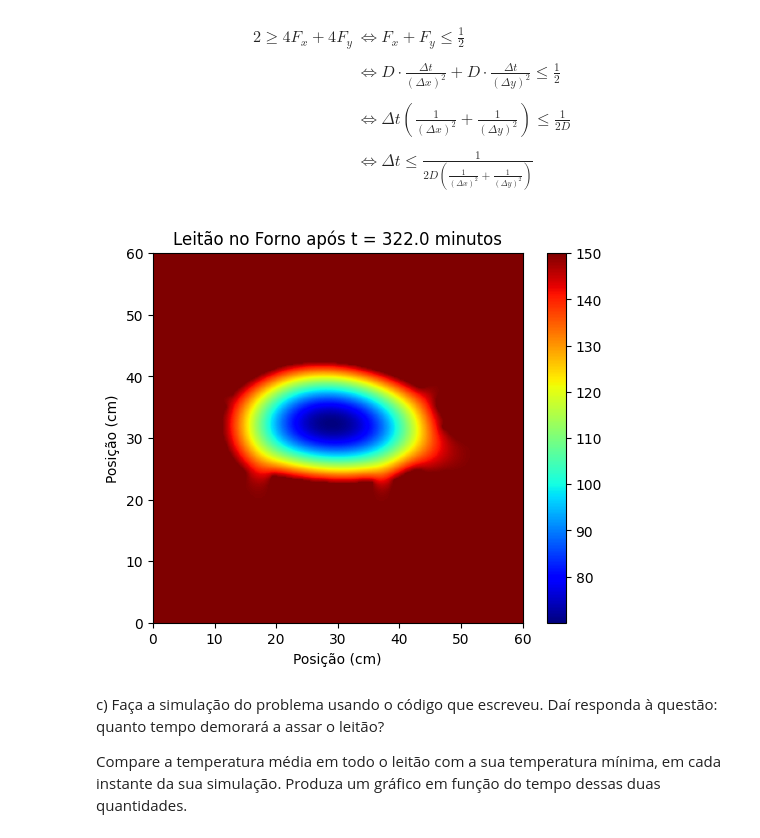
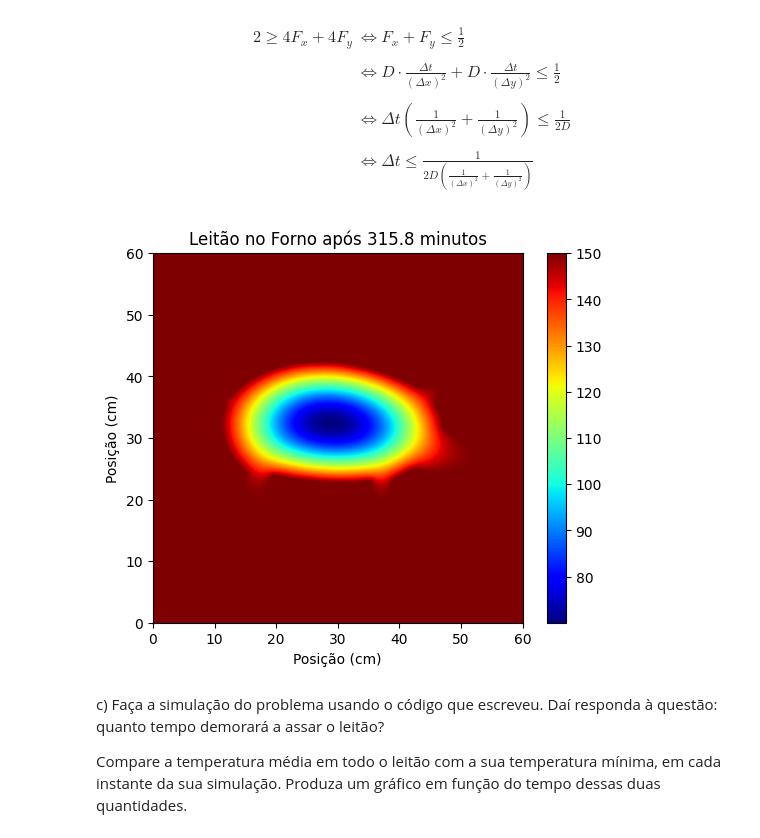
Before and after one commit to guilhermebaos/Aulas-Uni, a Jupyter notebook: Métodos-Computacionais/TPC2/TPC2.ipynb, the cells around one changed output. Drawn from its saved outputs; the diff is of its cells as text; code cells hidden in the pictures.

```diff
--- a/Métodos-Computacionais/TPC2/TPC2.ipynb
+++ b/Métodos-Computacionais/TPC2/TPC2.ipynb
@@ -48,8 +48,8 @@ DIF = 1.45e-7
 # Parâmetros da Simulação
 
 # Número de pontos a usar
-NX = 301
-NY = 301
+NX = 701
+NY = 701
 
 # Espaçamento entre pontos da grelha
 DX = FORNOX / (NX-1)
@@ -176,13 +172,13 @@ Para que seja válido para todo $k_x\Delta x$ e $k_y\Delta y$ podemos considerar
 &\Leftrightarrow \Delta t\le \frac1{2D\left(\frac1{(\Delta x)^2} + \frac1{(\Delta y)^2}\right)}
 \end{align*}
 # %%
-def calorFTCS(T: float, ci: np.ndarray, mask: np.ndarray, D: float, dx: float, dy: float, dt=None, terminado=None):
+def calorFTCS(T: float, ci: np.ndarray, mask: np.ndarray, D: float, dx: float, dy: float, dtMult = 0.99, terminar=None):
     """
         Evolui a equação do calor por um tempo `T` com o método FTCS com condições iniciais `ci` evoluindo apenas os pontos onde `mask == True`.
 
-        O coeficiente de difusão é `D` e o espaçamento entre pontos da grelha no espaço e no tempo é `dx`, `dy`.
+        O coeficiente de difusão é `D` e o espaçamento entre pontos da grelha no espaço e no tempo é `dx`, `dy`. O intervalo de tempo usado é `dtMult` * (menor dt para o qual o método é estável)
 
-        Caso `dt` não seja especificado usa o maior passo para que o esquema seja estável.
+        Caso `terminar` seja especificado termina a simulação quando o valor mínimo da temperatura ultrapassa `terminar`.
 
         Assume que os pontos na fronteira de `mask` são `False` (assumimos que a temperatura na fronteira está fixa).
     """
@@ -192,44 +188,48 @@ def calorFTCS(T: float, ci: np.ndarray, mask: np.ndarray, D: float, dx: float, d
     nex = np.copy(ci)
 
     # Verificar estabilidade
-    if dt is None:
-        dt = 1 / (2 * D * (1/dx**2 + 1/dy**2)) * 0.49
+    dt = 1 / (2 * D * (1/dx**2 + 1/dy**2)) * dtMult
 
     # Calcular números de Fourier
     Fx = D * dt / (dx**2)
     Fy = D * dt / (dy**2)
 
 
     # Evoluir no tempo
     t = 0
 
     while t < T:
         nex[1:-1, 1:-1] = now[1:-1, 1:-1] + mask[1:-1, 1:-1] * (Fx * (now[2:, 1:-1] + now[:-2, 1:-1] - 2 * now[1:-1, 1:-1]) + Fy * (now[1:-1, 2:] + now[1:-1, :-2] - 2 * now[1:-1, 1:-1]))
 
         t += dt
         now = np.copy(nex)
 
-        if terminado:
-            if np.min(now) > terminado:
+        if terminar:
+            if np.min(now) > terminar:
                 return now, t
 
     return now, t
 
 
 
-# Vamos apenas simular a parte do forno que interessa
-# forno, leitao = forno[NXI - 2: NX - NXI + 2, NYI - 2: NY - NYI + 2], leitao[NXI - 2: NX - NXI + 2, NYI - 2: NY - NYI + 2]
+# Vamos apenas simular a parte do forno que interessa (forno e máscara Cortadas)
+dN = 6 # Margem de segurança para evitar cortar o leitão
+fornoC, leitaoC = forno[(NYI - dN):-(NYI - dN), (NXI - dN):-(NXI - dN)], leitao[(NYI - dN):-(NYI - dN), (NXI - dN):-(NXI - dN)]
 
-cozinhado, tempo = calorFTCS(10 * 3600, forno, leitao, DIF, DX, DY, terminado=70)
+# Fazer a simulação
+cozinhado, tempo = calorFTCS(10 * 3600, fornoC, leitaoC, DIF, DX, DY, terminar=70)
 
-plt.imshow(cozinhado, extent=(0, FORNOX / 0.01, 0, FORNOY / 0.01), cmap="jet")
+# Desfazer o recorte
+forno[(NYI - dN):-(NYI - dN), (NXI - dN):-(NXI - dN)] = cozinhado
+
+plt.imshow(forno, extent=(0, FORNOX / 0.01, 0, FORNOY / 0.01), cmap="jet")
 plt.colorbar()
-plt.title(f"Leitão no Forno após t = {tempo/60:.1f} minutos")
+plt.title(f"Leitão no Forno após {tempo/60:.1f} minutos")
 plt.xlabel('Posição (cm)')
 plt.ylabel('Posição (cm)')
 plt.show()
 # %% [output]
-[figure, old version]
+[figure, new version]
 # %% [markdown]
 c) Faça a simulação do problema usando o código que escreveu. Daí responda à questão: quanto tempo demorará a assar o leitão?
 
```
Also changed, not shown: parts of 1 cell of this notebook.
